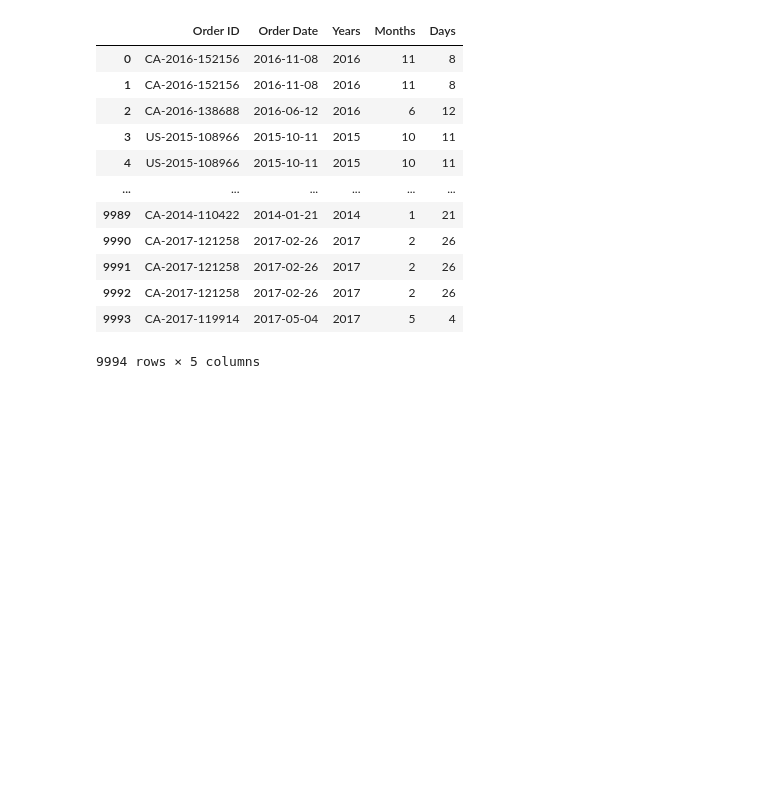
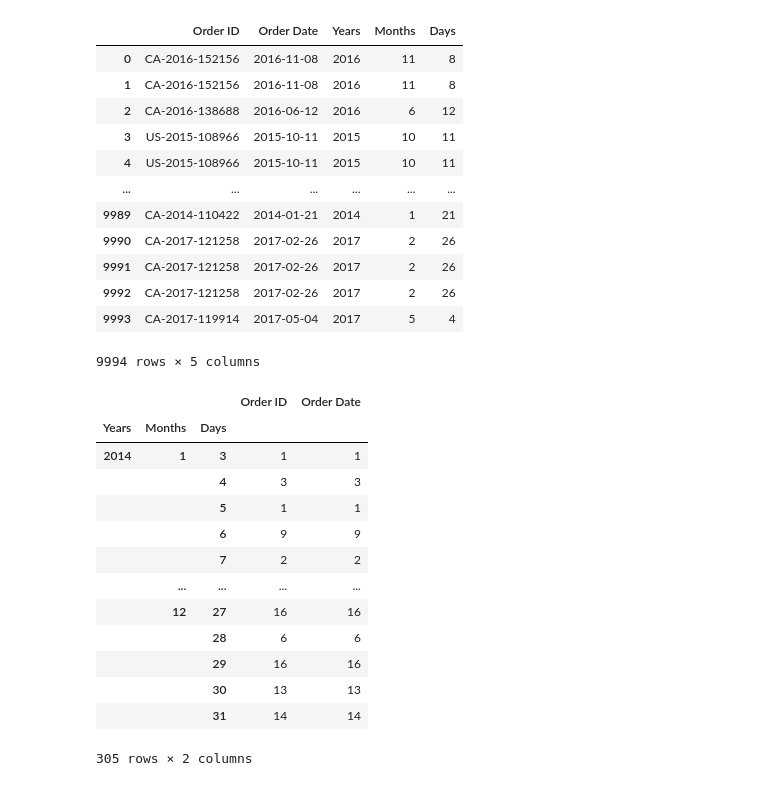
Before and after one commit to nittayac/DFEDATA6-EX1, a Jupyter notebook: 04Time Series Analysis.ipynb, the cells around one changed output. Drawn from its saved outputs; the diff is of its cells as text; code cells hidden in the pictures; blank space fills up the shorter version.

```diff
--- a/04Time Series Analysis.ipynb
+++ b/04Time Series Analysis.ipynb
@@ -219,3 +218,22 @@ df
 | 9992 | CA-2017-121258 | 2017-02-26 | 2017 | 2 | 26 |
 | 9993 | CA-2017-119914 | 2017-05-04 | 2017 | 5 | 4 |
 9994 rows × 5 columns
+# %%
+df14 = df[df["Years"] == 2014]
+df14
+df14.groupby(by=["Years","Months","Days"]).count()
+# %% [output]
+|  |  |  | Order ID | Order Date |
+| Years | Months | Days |  |  |
+| 2014 | 1 | 3 | 1 | 1 |
+|  |  | 4 | 3 | 3 |
+|  |  | 5 | 1 | 1 |
+|  |  | 6 | 9 | 9 |
+|  |  | 7 | 2 | 2 |
+|  | ... | ... | ... | ... |
+|  | 12 | 27 | 16 | 16 |
+|  |  | 28 | 6 | 6 |
+|  |  | 29 | 16 | 16 |
+|  |  | 30 | 13 | 13 |
+|  |  | 31 | 14 | 14 |
+305 rows × 2 columns
```
Also changed, not shown: parts of 1 cell of this notebook.
